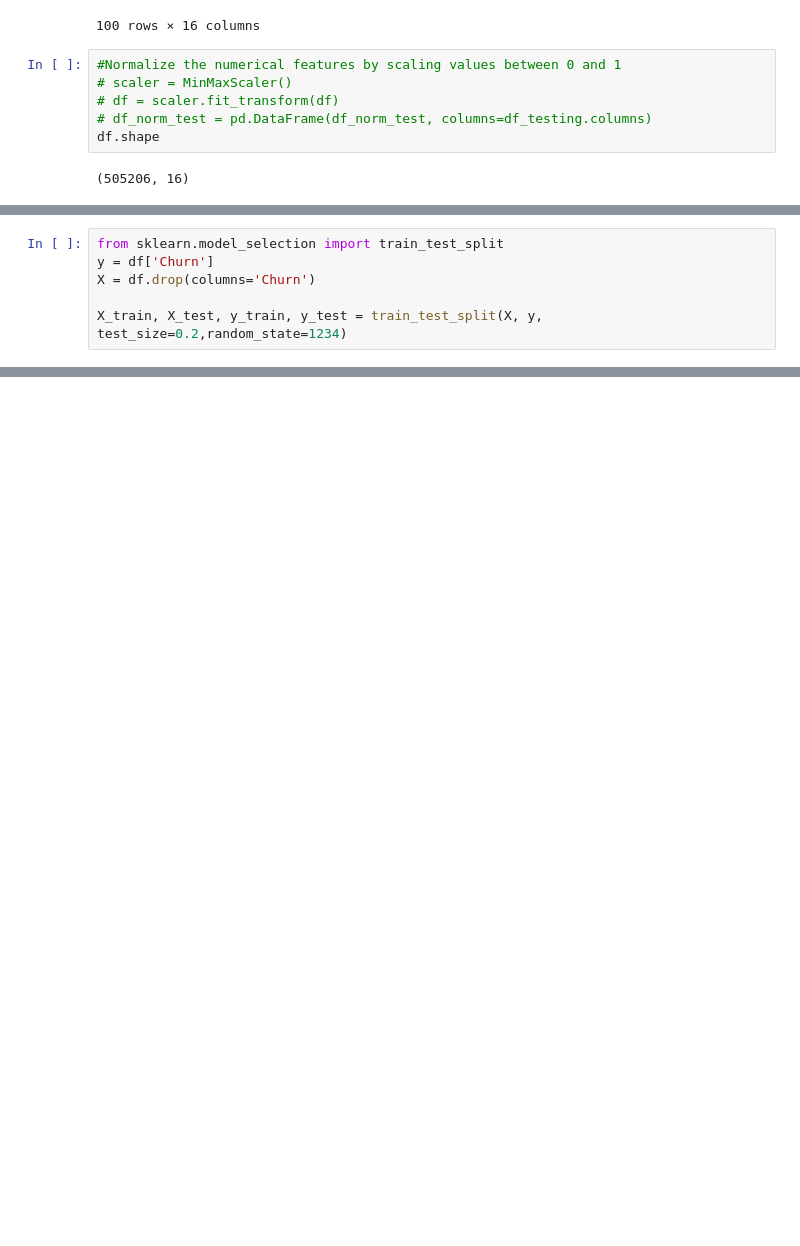
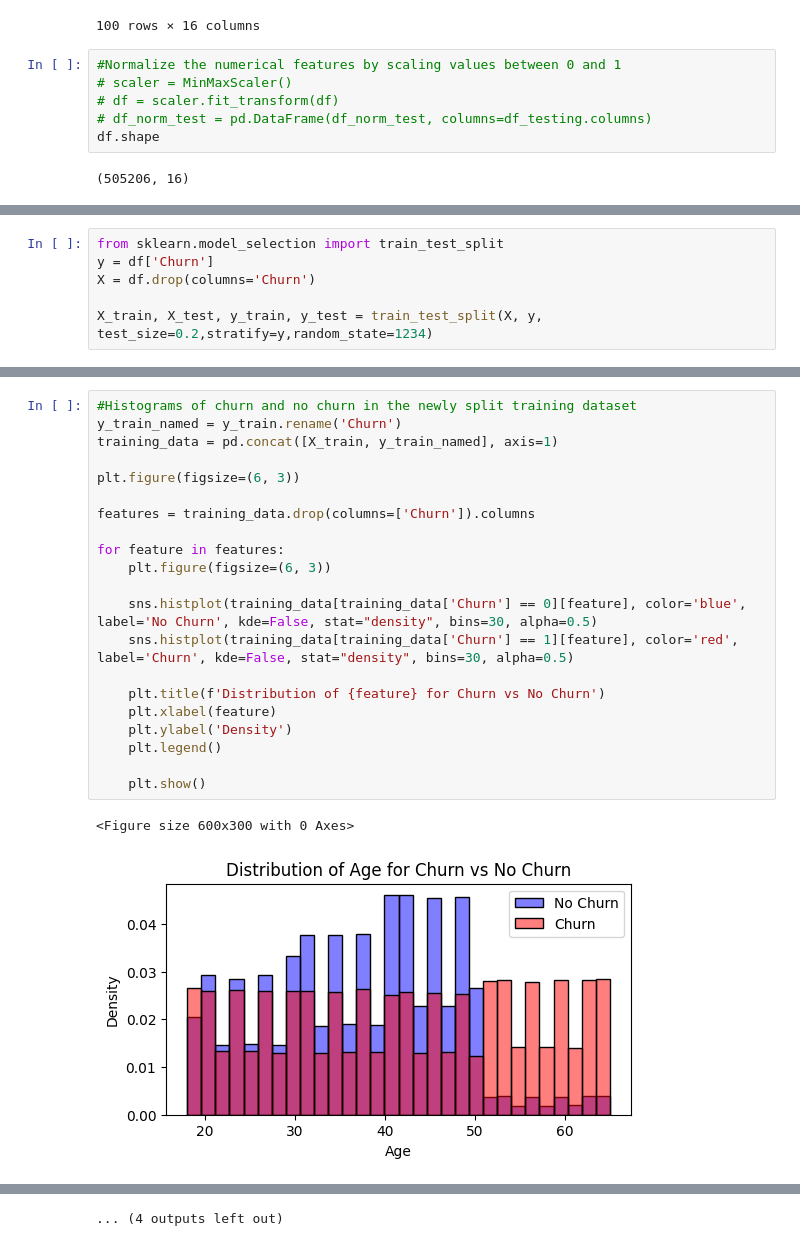
Before and after one commit to jkyc38/teammastercard, a Jupyter notebook: MasterCard_CustomerChurnPrediction.ipynb, the cells around one changed output, grey strips where cells are left out. Saved outputs shown, nothing was run; the diff lists cells and outputs as text; blank space fills up the shorter version.

```diff
--- a/MasterCard_CustomerChurnPrediction.ipynb
+++ b/MasterCard_CustomerChurnPrediction.ipynb
@@ -286,4 +409,4 @@ from sklearn.model_selection import train_test_split
 y = df['Churn']
 X = df.drop(columns='Churn')
 
-X_train, X_test, y_train, y_test = train_test_split(X, y, test_size=0.2,random_state=1234)
+X_train, X_test, y_train, y_test = train_test_split(X, y, test_size=0.2,stratify=y,random_state=1234)
@@ -303,0 +460,24 @@ Log loss=0.3914534580084466, accuracy score: 0.8469448348211635
+# %%
+#Histograms of churn and no churn in the newly split training dataset
+y_train_named = y_train.rename('Churn')
+training_data = pd.concat([X_train, y_train_named], axis=1)
+
+plt.figure(figsize=(6, 3))
+
+features = training_data.drop(columns=['Churn']).columns
+
+for feature in features:
+    plt.figure(figsize=(6, 3))
+
+    sns.histplot(training_data[training_data['Churn'] == 0][feature], color='blue', label='No Churn', kde=False, stat="density", bins=30, alpha=0.5)
+    sns.histplot(training_data[training_data['Churn'] == 1][feature], color='red', label='Churn', kde=False, stat="density", bins=30, alpha=0.5)
+
+    plt.title(f'Distribution of {feature} for Churn vs No Churn')
+    plt.xlabel(feature)
+    plt.ylabel('Density')
+    plt.legend()
+
+    plt.show()
+# %% [output]
+<Figure size 600x300 with 0 Axes>
+[figure, added]
@@ -303,0 +494 @@ Log loss=0.3914534580084466, accuracy score: 0.8469448348211635
+... (4 outputs left out)
```
Also changed, not shown: parts of 21 cells of this notebook.
